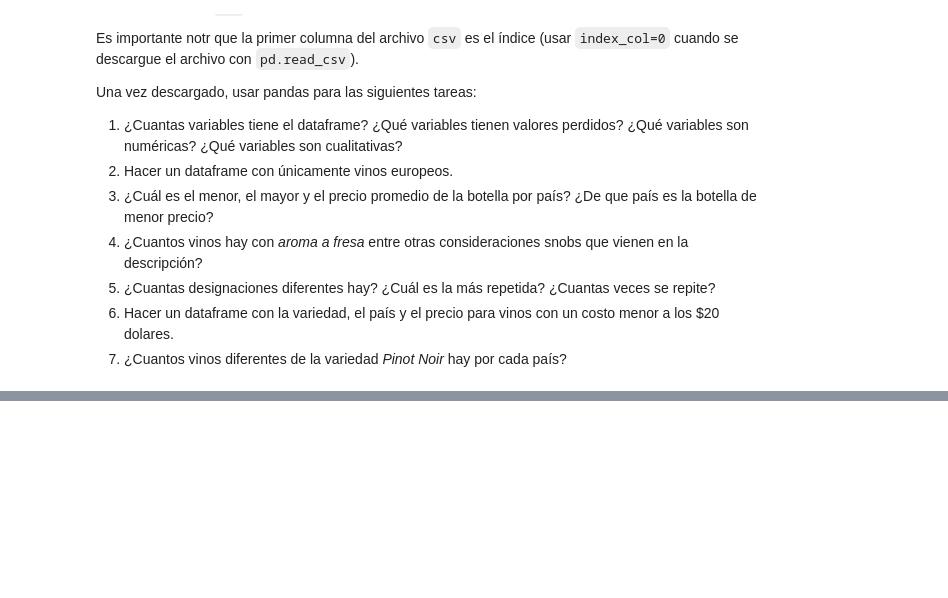
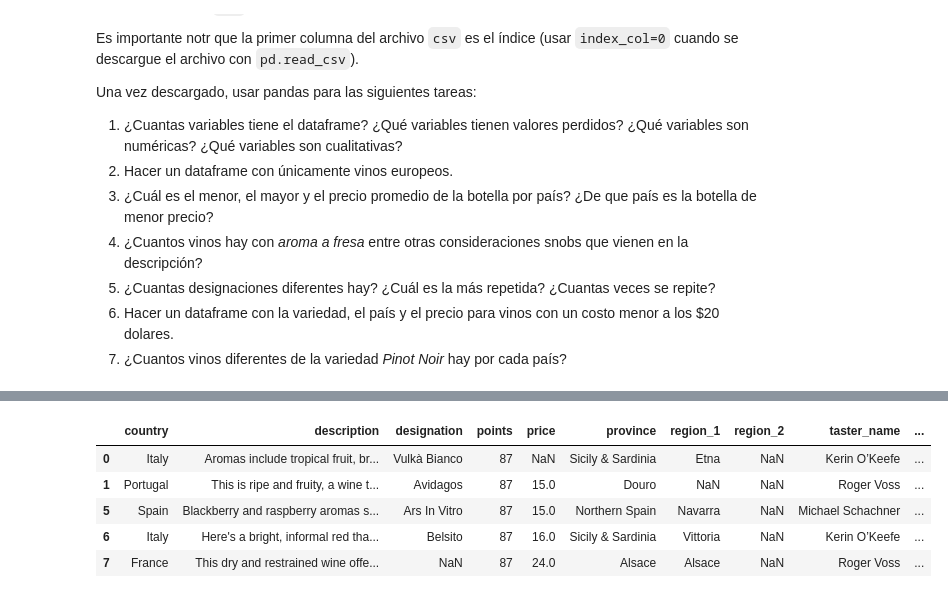
Before and after one commit to JosephLeyva/MCDProgramacion, a Jupyter notebook: intro_pandas.ipynb, the cells around one changed output, grey strips where cells are left out. Cells and saved outputs as stored; diff of their text form; code cells hidden in the pictures; blank space fills up the shorter version.

```diff
--- a/intro_pandas.ipynb
+++ b/intro_pandas.ipynb
@@ -546,4 +587,17 @@ winmag_url = 'https://gist.githubusercontent.com/clairehq/79acab35be50eaf1c38394
 # %%
 # Hacer un dataframe con únicamente vinos europeos.
+
+# Primero hacemos una lista con todos los valores referentes a paises de la Union Europea
+countries_eu = ['Italy', 'Portugal', 'Spain', 'France', 'Germany', 'Austria', 'Hungary', 'Greece', 'Romania', 'Czech Republic', 'Slovenia', 'Luxembourg', 'Croatia', 'Georgia',
+                'Serbia', 'Moldova', 'Bulgaria', 'Cyprus', 'Switzerland', 'Bosnia and Herzegovina', 'Ukraine', 'Slovakia', 'Macedonia']
+df_vinos_europeos = df_vinos[df_vinos['country'].isin(countries_eu)]
+df_vinos_europeos.head()
+# %% [output]
+|  | country | description | designation | points | price | province | region_1 | region_2 | taster_name | ... |
+| 0 | Italy | Aromas include tropical fruit, br... | Vulkà Bianco | 87 | NaN | Sicily & Sardinia | Etna | NaN | Kerin O’Keefe | ... |
+| 1 | Portugal | This is ripe and fruity, a wine t... | Avidagos | 87 | 15.0 | Douro | NaN | NaN | Roger Voss | ... |
+| 5 | Spain | Blackberry and raspberry aromas s... | Ars In Vitro | 87 | 15.0 | Northern Spain | Navarra | NaN | Michael Schachner | ... |
+| 6 | Italy | Here's a bright, informal red tha... | Belsito | 87 | 16.0 | Sicily & Sardinia | Vittoria | NaN | Kerin O’Keefe | ... |
+| 7 | France | This dry and restrained wine offe... | NaN | 87 | 24.0 | Alsace | Alsace | NaN | Roger Voss | ... |
 # %%
 # ¿Cuál es el menor, el mayor y el precio promedio de la botella por país?
```
Also changed, not shown: parts of 9 cells of this notebook.
